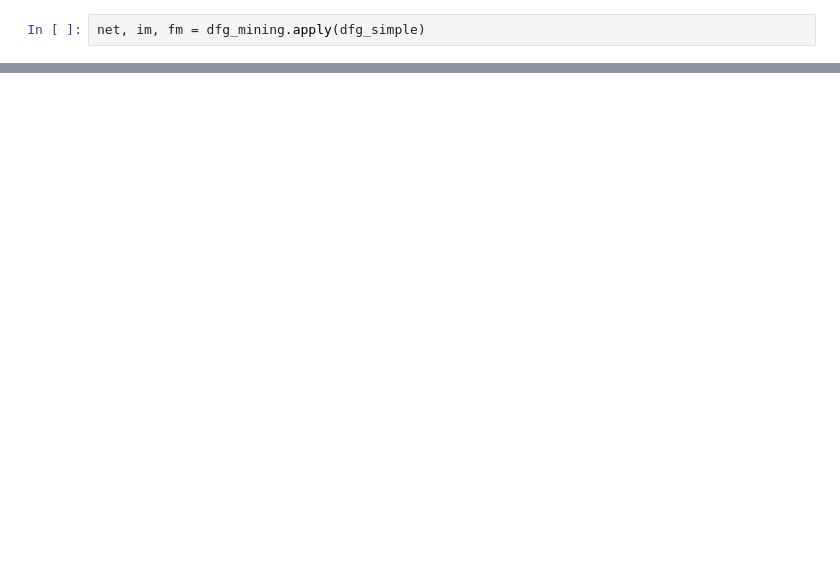
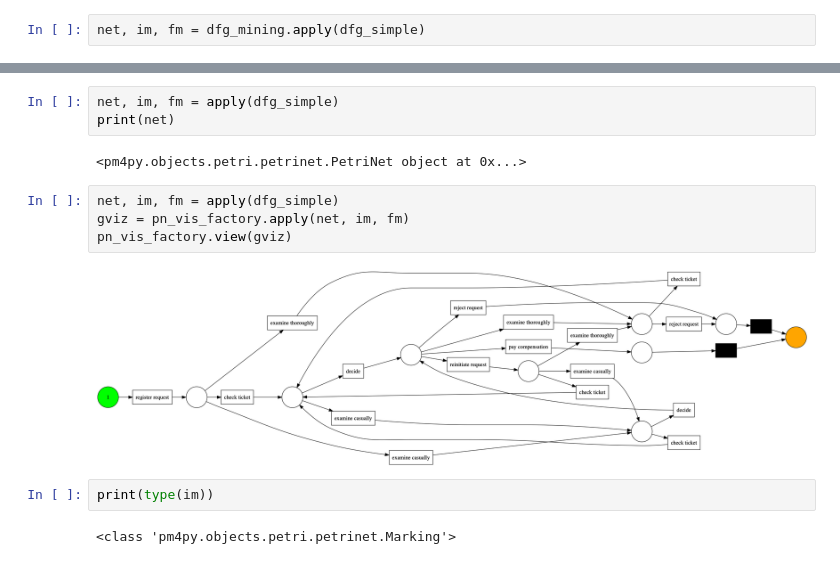
Before and after one commit to deepak-sateesh/processmining, a Jupyter notebook: Code/processModelling.ipynb, the cells around one changed output, grey strips where cells are left out. Drawn from its saved outputs; the diff is of its cells as text; blank space fills up the shorter version.

```diff
--- a/Code/processModelling.ipynb
+++ b/Code/processModelling.ipynb
@@ -88,0 +252,15 @@ net, im, fm = dfg_mining.apply(dfg_simple)
+# %%
+net, im, fm = apply(dfg_simple)
+print(net)
+# %% [output]
+<pm4py.objects.petri.petrinet.PetriNet object at 0x...>
+# %%
+net, im, fm = apply(dfg_simple)
+gviz = pn_vis_factory.apply(net, im, fm)
+pn_vis_factory.view(gviz)
+# %% [output]
+[figure, added]
+# %%
+print(type(im))
+# %% [output]
+<class 'pm4py.objects.petri.petrinet.Marking'>
```
Also changed, not shown: parts of 14 cells of this notebook, 4 other files.
